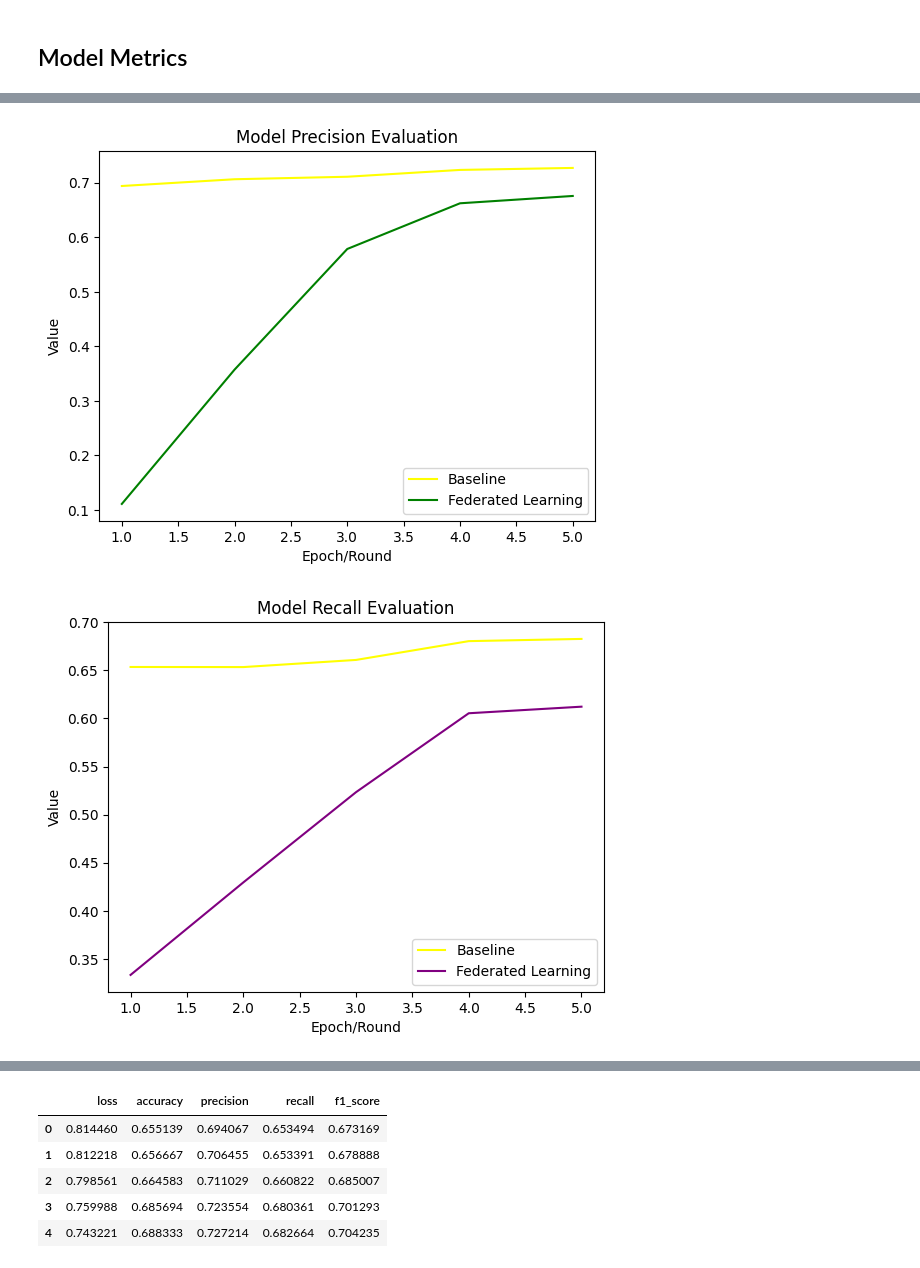
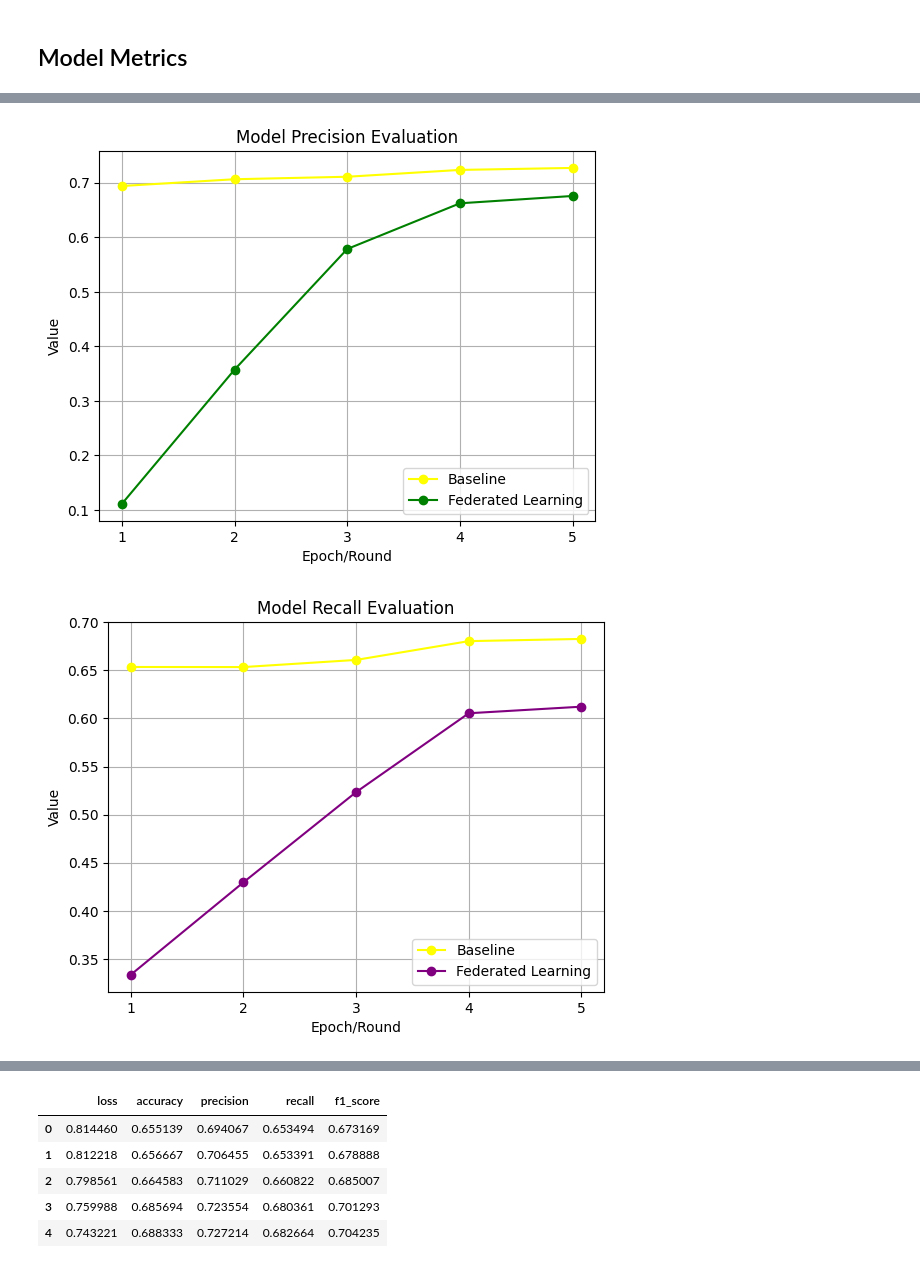
Before and after one commit to FIIT-Bc-projects/2024-Oksanich-DNLI, a Jupyter notebook: metrics_comp.ipynb, the cells around one changed output, grey strips where cells are left out. Cells and saved outputs as stored; diff of their text form; code cells hidden in the pictures.

```diff
--- a/metrics_comp.ipynb
+++ b/metrics_comp.ipynb
@@ -78,25 +82,29 @@ plt.show()
 # %%
-plt.plot(epoch_rng, baseline_precisions, label="Baseline", color="yellow")
-plt.plot(epoch_rng, fl_precisions, label="Federated Learning", color="green")
+plt.plot(epoch_rng, baseline_precisions, label="Baseline", color="yellow", marker="o")
+plt.plot(epoch_rng, fl_precisions, label="Federated Learning", color="green", marker="o")
 
 plt.xlabel("Epoch/Round")
 plt.ylabel("Value")
+plt.xticks(epoch_rng)
+plt.grid(True)
 
 plt.title("Model Precision Evaluation")
 plt.legend()
 plt.show()
 # %% [output]
-[figure, old version]
+[figure, new version]
 # %%
-plt.plot(epoch_rng, baseline_recalls, label="Baseline", color="yellow")
-plt.plot(epoch_rng, fl_recalls, label="Federated Learning", color="purple")
+plt.plot(epoch_rng, baseline_recalls, label="Baseline", color="yellow", marker="o")
+plt.plot(epoch_rng, fl_recalls, label="Federated Learning", color="purple", marker="o")
 
 plt.xlabel("Epoch/Round")
 plt.ylabel("Value")
+plt.xticks(epoch_rng)
+plt.grid(True)
 
 plt.title("Model Recall Evaluation")
 plt.legend()
 plt.show()
 # %% [output]
-[figure, old version]
+[figure, new version]
 # %%
```
Also changed, not shown: parts of 4 cells of this notebook.
